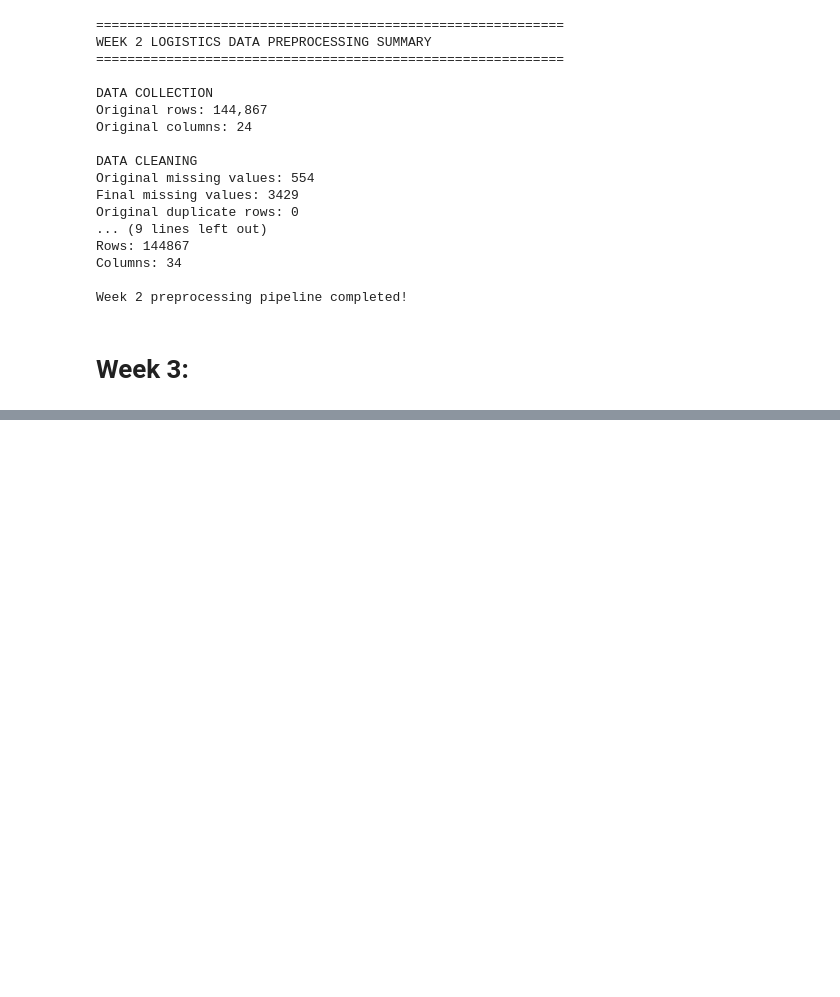
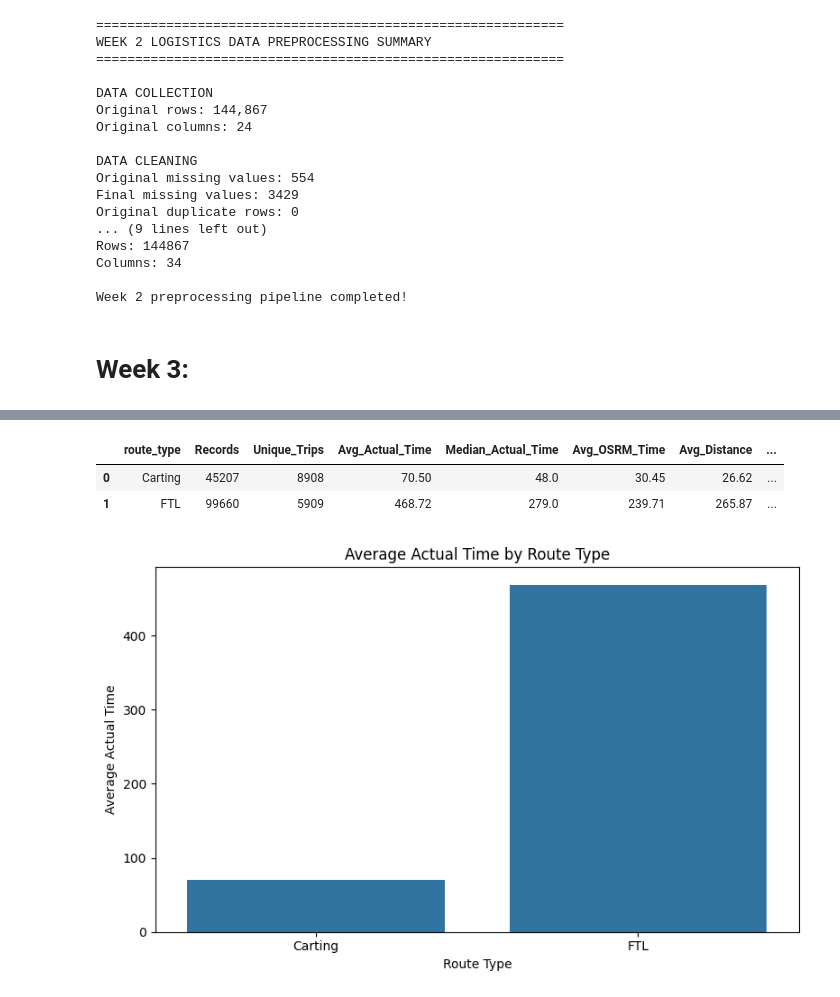
Before and after one commit to madupusanjana/logistics-data-analysis-internship, a Jupyter notebook: logistics_analysis.ipynb, the cells around one changed output, grey strips where cells are left out. Cells and saved outputs as stored; diff of their text form; code cells hidden in the pictures; blank space fills up the shorter version.

```diff
--- a/logistics_analysis.ipynb
+++ b/logistics_analysis.ipynb
@@ -1929,0 +1939,4 @@ Week 2 preprocessing pipeline completed!
+# %%
+from google.colab import files
+
+uploaded = files.upload()
@@ -1929,0 +1967,6 @@ Week 2 preprocessing pipeline completed!
+# %%
+analysis_df = df.copy()
+
+print("Analysis dataset created.")
+print("Rows:", analysis_df.shape[0])
+print("Columns:", analysis_df.shape[1])
@@ -1929,0 +2145,37 @@ Week 2 preprocessing pipeline completed!
+# %%
+route_analysis = (
+    analysis_df
+    .groupby("route_type")
+    .agg(
+        Records=("trip_uuid", "count"),
+        Unique_Trips=("trip_uuid", "nunique"),
+        Avg_Actual_Time=("actual_time", "mean"),
+        Median_Actual_Time=("actual_time", "median"),
+        Avg_OSRM_Time=("osrm_time", "mean"),
+        Avg_Distance=("actual_distance_to_destination", "mean"),
+        Avg_Time_Difference=("time_difference", "mean")
+    )
+    .reset_index()
+)
+
+display(route_analysis.round(2))
+# %% [output]
+|  | route_type | Records | Unique_Trips | Avg_Actual_Time | Median_Actual_Time | Avg_OSRM_Time | Avg_Distance | ... |
+| 0 | Carting | 45207 | 8908 | 70.50 | 48.0 | 30.45 | 26.62 | ... |
+| 1 | FTL | 99660 | 5909 | 468.72 | 279.0 | 239.71 | 265.87 | ... |
+# %%
+plt.figure(figsize=(8, 5))
+
+sns.barplot(
+    data=route_analysis,
+    x="route_type",
+    y="Avg_Actual_Time"
+)
+
+plt.title("Average Actual Time by Route Type")
+plt.xlabel("Route Type")
+plt.ylabel("Average Actual Time")
+plt.tight_layout()
+plt.show()
+# %% [output]
+[figure, added]
```
Also changed, not shown: parts of 32 cells of this notebook.
